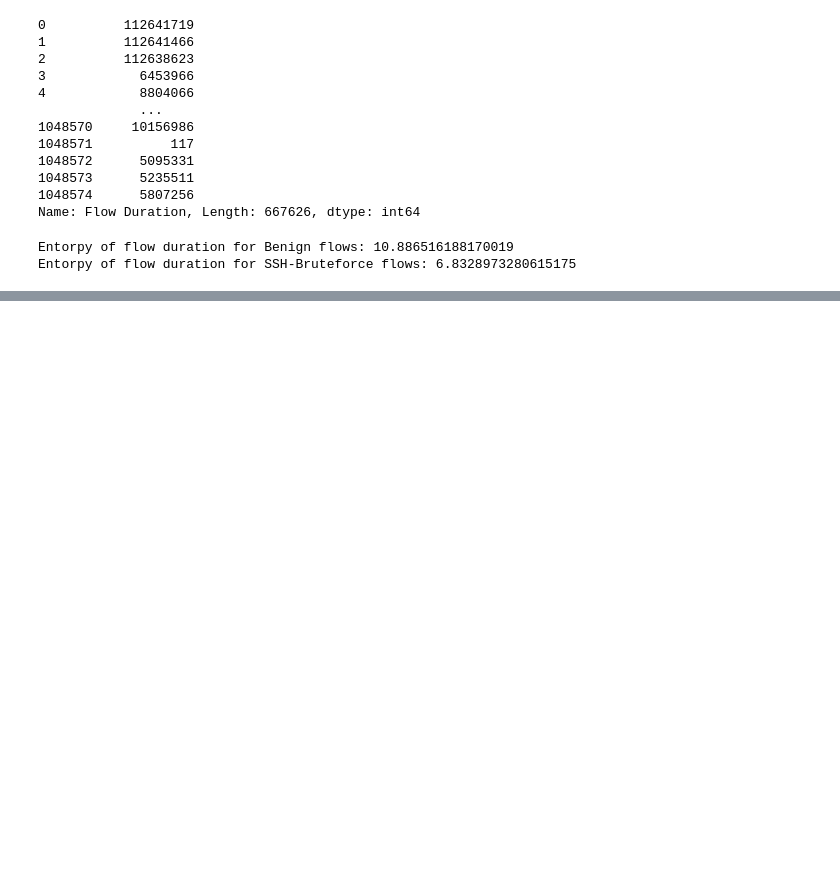
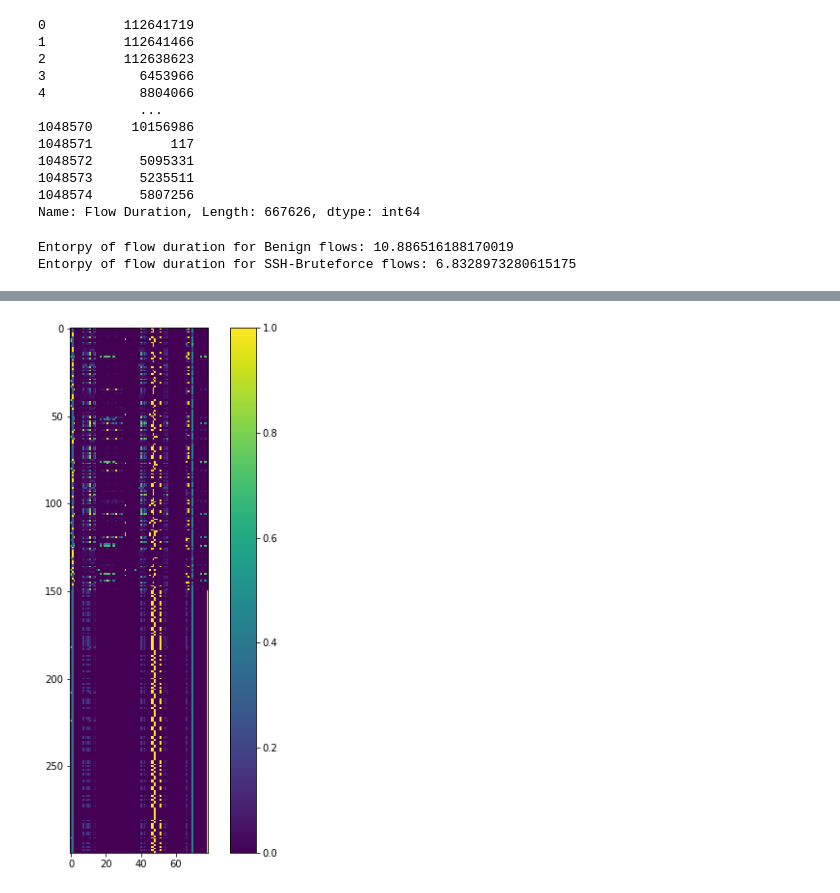
Before and after one commit to rlazad/CS4920, a Jupyter notebook: cs4920lab2.ipynb, the cells around one changed output, grey strips where cells are left out. Cells and saved outputs as stored; diff of their text form; code cells hidden in the pictures; blank space fills up the shorter version.

```diff
--- a/cs4920lab2.ipynb
+++ b/cs4920lab2.ipynb
@@ -217,0 +246,2 @@ Entorpy of flow duration for SSH-Bruteforce flows: 6.8328973280615175
+# %%
+Fri_file = Fri_file.apply(pd.to_numeric, errors='coerce').replace([np.nan, np.inf, -np.inf], 0).clip(lower=0)
@@ -217,0 +278,2 @@ Entorpy of flow duration for SSH-Bruteforce flows: 6.8328973280615175
+# %%
+Fri_fil_shuff = Fri_file.reindex(np.random.permutation(Fri_file.index))
@@ -217,0 +296,5 @@ Entorpy of flow duration for SSH-Bruteforce flows: 6.8328973280615175
+# %%
+x = Fri_fil_shuff.values #returns a numpy array
+min_max_scaler = preprocessing.MinMaxScaler()
+x_scaled = min_max_scaler.fit_transform(x)
+df = pd.DataFrame(x_scaled)
@@ -217,0 +317,7 @@ Entorpy of flow duration for SSH-Bruteforce flows: 6.8328973280615175
+# %%
+df_Benign = df.loc[df[78] == 0]
+df_Botnet = df.loc[df[78] == 1]
+df_Botnet = df_Botnet[0:150]
+df_Benign = df_Benign[0:150]
+df_all = pd.concat([df_Benign, df_Botnet])
+df_all
@@ -217,0 +338,8 @@ Entorpy of flow duration for SSH-Bruteforce flows: 6.8328973280615175
+# %%
+plt.figure(figsize=(8,10))
+plt.imshow(df_all)
+plt.colorbar()
+plt.grid(False)
+plt.show()
+# %% [output]
+[figure, added]
```
Also changed, not shown: parts of 11 cells of this notebook.
